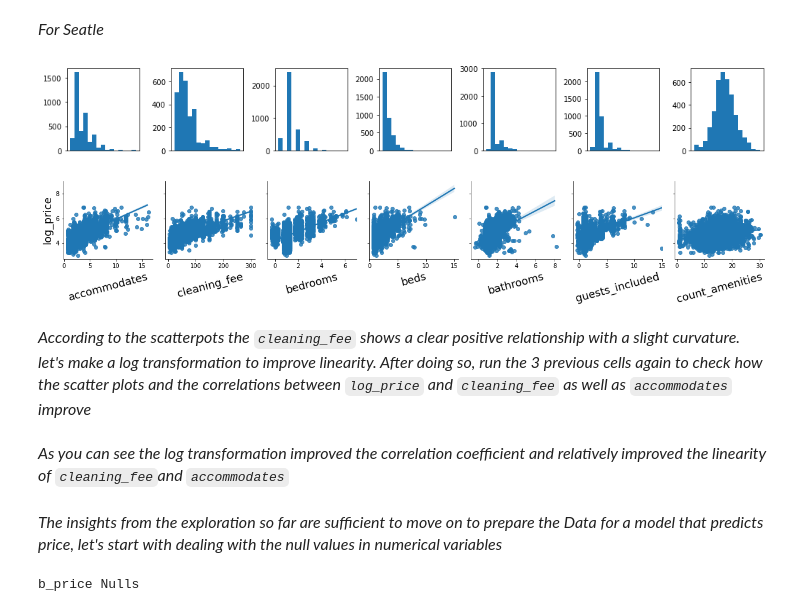
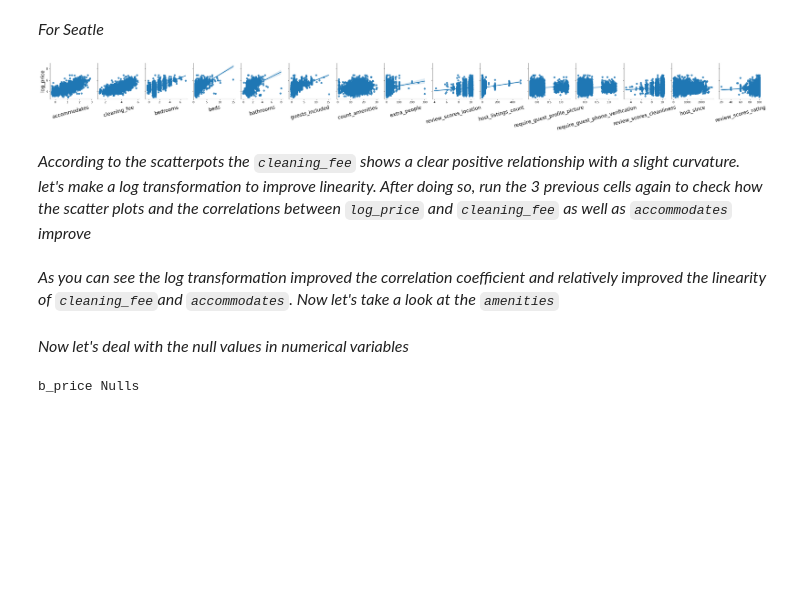
Before and after one commit to Zainy1453/Project-ND-1, a Jupyter notebook: Project-1_Price_Prediction.ipynb, the cells around one changed output. Drawn from its saved outputs; the diff is of its cells as text; code cells hidden in the pictures; blank space fills up the shorter version.

```diff
--- a/Project-1_Price_Prediction.ipynb
+++ b/Project-1_Price_Prediction.ipynb
@@ -21,6 +18,7 @@ The autoreload extension is already loaded. To reload it, use:
 # %%
 import warnings
 warnings.simplefilter(action='ignore', category=FutureWarning)
+plt.rcParams.update({'figure.max_open_warning': 0})
 
 b_cal_1 = pd.read_csv('b_cal_1.csv', index_col =0 )
 s_cal_1 = pd.read_csv('s_cal_1.csv', index_col =0 )
@@ -67,7 +133,7 @@ s_price['log_price'] = np.log(s_price['price'])
 b_price= b_price.rename(columns = {'calculated_host_listings_count':'c_host_listings_count'})
 s_price= s_price.rename(columns = {'calculated_host_listings_count':'c_host_listings_count'})
 # %%
-cols= [col for col in s_price.select_dtypes(include = ['int64','float']).columns]
+cols= [col for col in s_price.select_dtypes(include = ['int64','float']).columns if 'amenities_' not in col]
 cols.remove('log_price')
 cols.remove('price')
 cols[0]= 'log_price'
@@ -98,16 +164,8 @@ plt.tight_layout()
 <font size = '3'>*For Boston*<font/>
 # %%
 cols = [col for col in list(corr_b.index.values) if 'amenities_' not in col]
-
-plt.figure(figsize = (14,2))
-for c, col in enumerate(cols):
-    ax = plt.subplot(1,len(cols),c+1)
-    plt.hist(data = b_price, x= str(col), bins = 15)
-    plt.xlabel('')
-    plt.xticks([])
-    #plt.yticks([])
-plt.tight_layout()
-
+cols.remove('len_description')
+cols.remove('host_listings_count')
 g = sns.PairGrid(b_price, y_vars='log_price', x_vars = cols)
 g.map(sns.regplot,x_jitter = .3);
 for ax in plt.gcf().axes:
@@ -123,27 +180,16 @@ for ax in plt.gcf().axes:
 <font size = '3'>*For Seatle*<font/>
 # %%
 cols = [col for col in list(corr_s.index.values) if 'amenities_' not in col]
-
-plt.figure(figsize = (14,2))
-for c, col in enumerate(cols):
-    ax = plt.subplot(1,len(cols),c+1)
-    plt.hist(data = s_price, x= str(col), bins = 15)
-    plt.xlabel('')
-    plt.xticks([])
-    #plt.yticks([])
-plt.tight_layout()
-
 g = sns.PairGrid(s_price, y_vars='log_price', x_vars = cols)
 g.map(sns.regplot,x_jitter = .3);
 for ax in plt.gcf().axes:
     l = ax.get_xlabel();
     ax.set_xlabel(l, fontsize=18, rotation = 15)
 for ax in plt.gcf().axes:
     l = ax.get_ylabel();
     ax.set_ylabel(l, fontsize=18)
 # %% [output]
-[figure, old version]
+[figure, new version]
-[figure, removed]
 # %% [markdown]
 <font size="3"> *According to the scatterpots the `cleaning_fee` shows a clear positive relationship with a slight curvature. let's make a log transformation to improve linearity. After doing so, run the 3 previous cells again to check how the scatter plots and the correlations between `log_price` and `cleaning_fee` as well as `accommodates` improve*</font>
 # %%
@@ -152,9 +198,9 @@ s_price['cleaning_fee'] = np.log(s_price['cleaning_fee'])
 b_price['accommodates'] = np.log(b_price['accommodates'])
 s_price['accommodates'] = np.log(s_price['accommodates'])
 # %% [markdown]
-<font size="3"> *As you can see the log transformation improved the correlation coefficient and relatively improved the linearity of `cleaning_fee`and `accommodates`*</font>
+<font size="3"> *As you can see the log transformation improved the correlation coefficient and relatively improved the linearity of `cleaning_fee`and `accommodates`. Now let's take a look at the `amenities`*</font>
-# %% [markdown]
-<font size="3"> *The insights from the exploration so far are sufficient to move on to prepare the Data for a model that predicts price, let's start with dealing with the null values in numerical variables*</font>
+# %% [markdown]
+<font size="3"> *Now let's deal with the null values in numerical variables*</font>
 # %%
 display_side_by_side(b_price.select_dtypes(include = ['int64','float']).isnull().sum()[b_price.select_dtypes(include = ['int64','float']).isnull().sum()>0].reset_index().rename(columns = {'index':'columns', 0:'nulls'}),
 s_price.select_dtypes(include = ['int64','float']).isnull().sum()[s_price.select_dtypes(include = ['int64','float']).isnull().sum()>0].reset_index().rename(columns = {'index':'columns', 0:'nulls'}),
```
Also changed, not shown: parts of 22 cells of this notebook, 14 other files.
